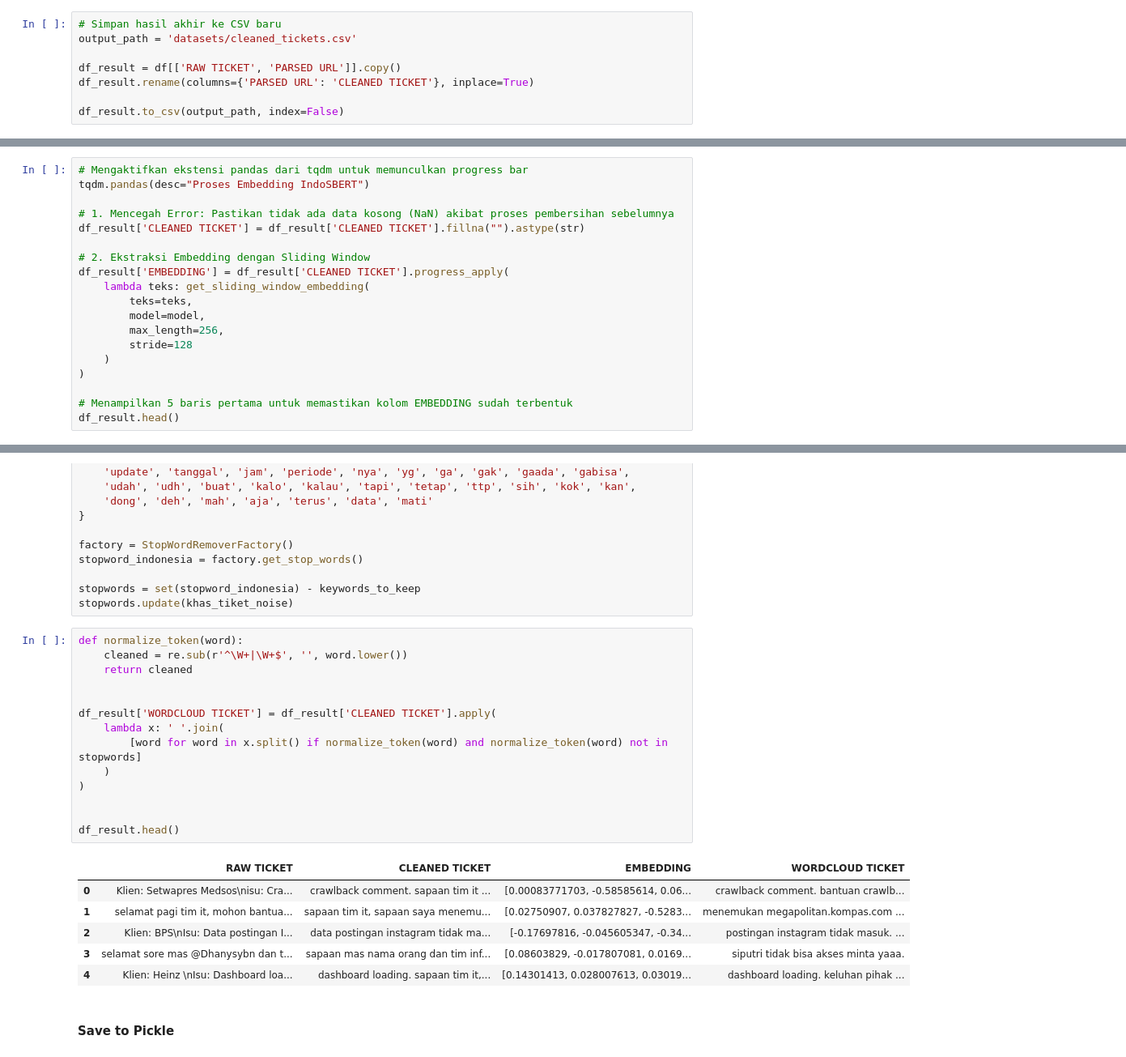
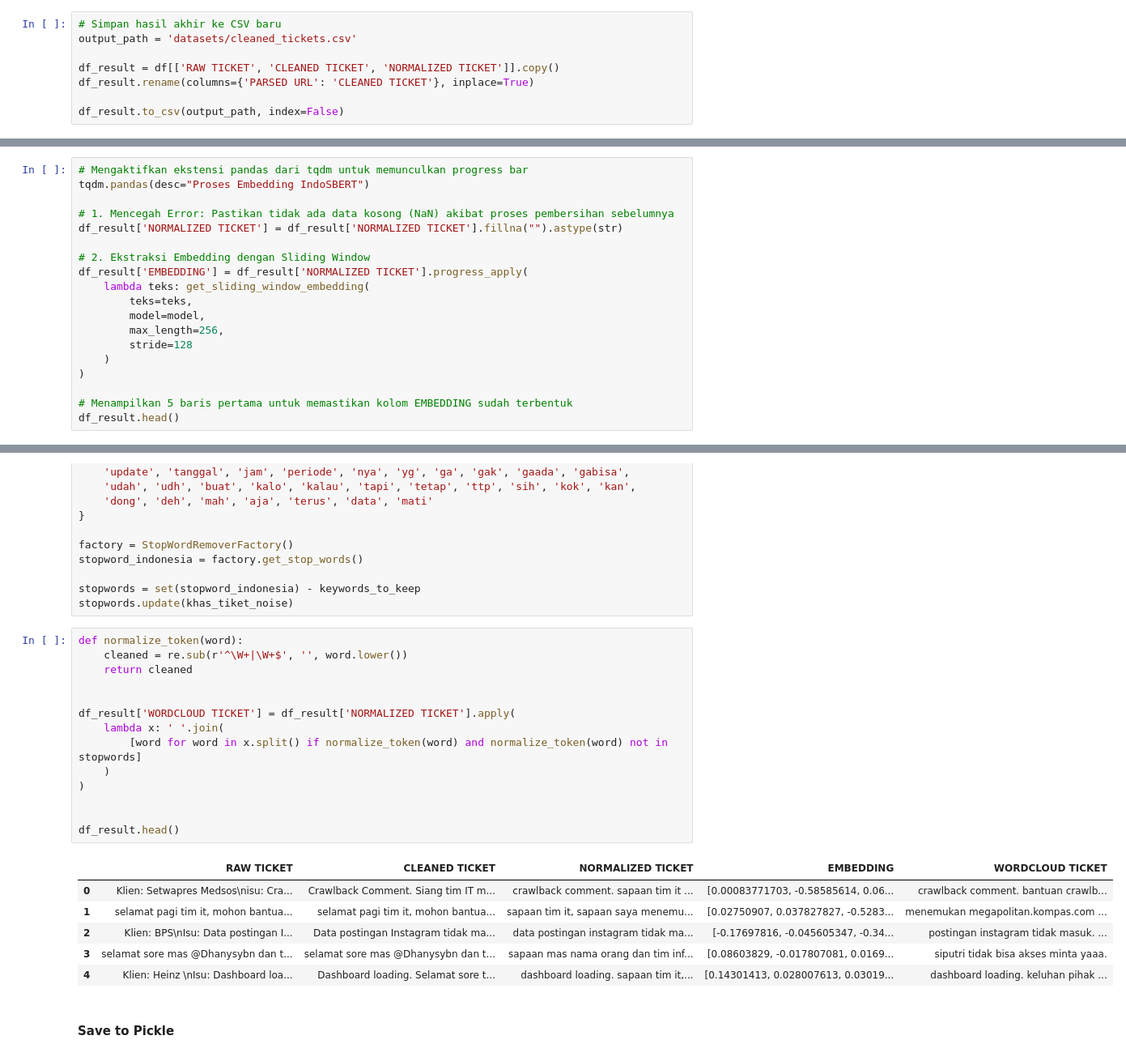
Before and after one commit to septyanagstn/clustering_indosbert_recursive_spherical_k-means, a Jupyter notebook: data_preparation.ipynb, the cells around one changed output, grey strips where cells are left out. Shown at 81% size. Cells and saved outputs as stored; diff of their text form.

```diff
--- a/data_preparation.ipynb
+++ b/data_preparation.ipynb
@@ -267,7 +415,7 @@ df.head()
 # Simpan hasil akhir ke CSV baru
 output_path = 'datasets/cleaned_tickets.csv'
 
-df_result = df[['RAW TICKET', 'PARSED URL']].copy()
+df_result = df[['RAW TICKET', 'CLEANED TICKET', 'NORMALIZED TICKET']].copy()
 df_result.rename(columns={'PARSED URL': 'CLEANED TICKET'}, inplace=True)
 
 df_result.to_csv(output_path, index=False)
@@ -313,10 +461,10 @@ def get_sliding_window_embedding(teks, model, max_length=256, stride=128):
 tqdm.pandas(desc="Proses Embedding IndoSBERT")
 
 # 1. Mencegah Error: Pastikan tidak ada data kosong (NaN) akibat proses pembersihan sebelumnya
-df_result['CLEANED TICKET'] = df_result['CLEANED TICKET'].fillna("").astype(str)
+df_result['NORMALIZED TICKET'] = df_result['NORMALIZED TICKET'].fillna("").astype(str)
 
 # 2. Ekstraksi Embedding dengan Sliding Window
-df_result['EMBEDDING'] = df_result['CLEANED TICKET'].progress_apply(
+df_result['EMBEDDING'] = df_result['NORMALIZED TICKET'].progress_apply(
     lambda teks: get_sliding_window_embedding(
         teks=teks,
         model=model,
@@ -363,24 +511,24 @@ stopwords.update(khas_tiket_noise)
 # %%
 def normalize_token(word):
     cleaned = re.sub(r'^\W+|\W+$', '', word.lower())
     return cleaned
 
 
-df_result['WORDCLOUD TICKET'] = df_result['CLEANED TICKET'].apply(
+df_result['WORDCLOUD TICKET'] = df_result['NORMALIZED TICKET'].apply(
     lambda x: ' '.join(
         [word for word in x.split() if normalize_token(word) and normalize_token(word) not in stopwords]
     )
 )
 
 
 df_result.head()
 # %% [output]
-|  | RAW TICKET | CLEANED TICKET | EMBEDDING | WORDCLOUD TICKET |
-| 0 | Klien: Setwapres Medsos\nisu: Cra... | crawlback comment. sapaan tim it ... | [0.00083771703, -0.58585614, 0.06... | crawlback comment. bantuan crawlb... |
-| 1 | selamat pagi tim it, mohon bantua... | sapaan tim it, sapaan saya menemu... | [0.02750907, 0.037827827, -0.5283... | menemukan megapolitan.kompas.com ... |
-| 2 | Klien: BPS\nIsu: Data postingan I... | data postingan instagram tidak ma... | [-0.17697816, -0.045605347, -0.34... | postingan instagram tidak masuk. ... |
-| 3 | selamat sore mas @Dhanysybn dan t... | sapaan mas nama orang dan tim inf... | [0.08603829, -0.017807081, 0.0169... | siputri tidak bisa akses minta yaaa. |
-| 4 | Klien: Heinz \nIsu: Dashboard loa... | dashboard loading. sapaan tim it,... | [0.14301413, 0.028007613, 0.03019... | dashboard loading. keluhan pihak ... |
+|  | RAW TICKET | CLEANED TICKET | NORMALIZED TICKET | EMBEDDING | WORDCLOUD TICKET |
+| 0 | Klien: Setwapres Medsos\nisu: Cra... | Crawlback Comment. Siang tim IT m... | crawlback comment. sapaan tim it ... | [0.00083771703, -0.58585614, 0.06... | crawlback comment. bantuan crawlb... |
+| 1 | selamat pagi tim it, mohon bantua... | selamat pagi tim it, mohon bantua... | sapaan tim it, sapaan saya menemu... | [0.02750907, 0.037827827, -0.5283... | menemukan megapolitan.kompas.com ... |
+| 2 | Klien: BPS\nIsu: Data postingan I... | Data postingan Instagram tidak ma... | data postingan instagram tidak ma... | [-0.17697816, -0.045605347, -0.34... | postingan instagram tidak masuk. ... |
+| 3 | selamat sore mas @Dhanysybn dan t... | selamat sore mas @Dhanysybn dan t... | sapaan mas nama orang dan tim inf... | [0.08603829, -0.017807081, 0.0169... | siputri tidak bisa akses minta yaaa. |
+| 4 | Klien: Heinz \nIsu: Dashboard loa... | Dashboard loading. Selamat sore t... | dashboard loading. sapaan tim it,... | [0.14301413, 0.028007613, 0.03019... | dashboard loading. keluhan pihak ... |
 # %% [markdown]
 #### Save to Pickle
 # %%
```
Also changed, not shown: parts of 7 cells of this notebook, 1 other file.
